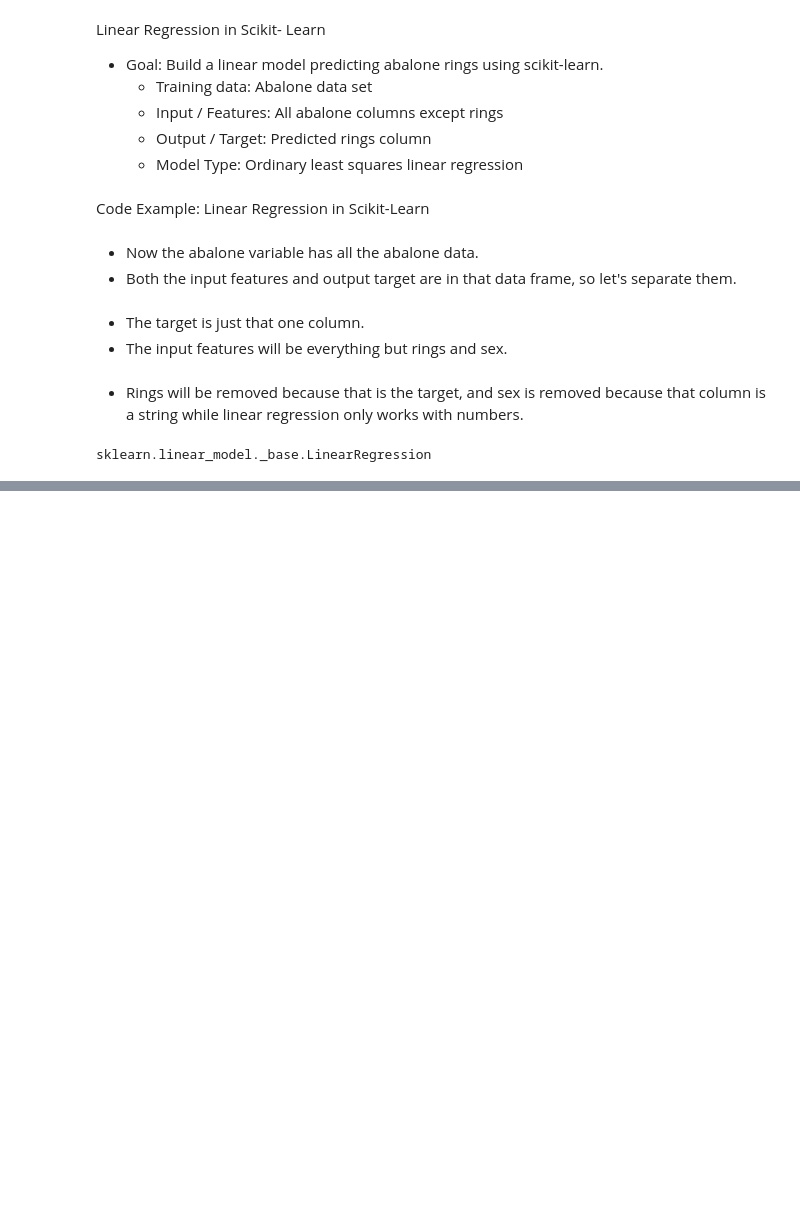
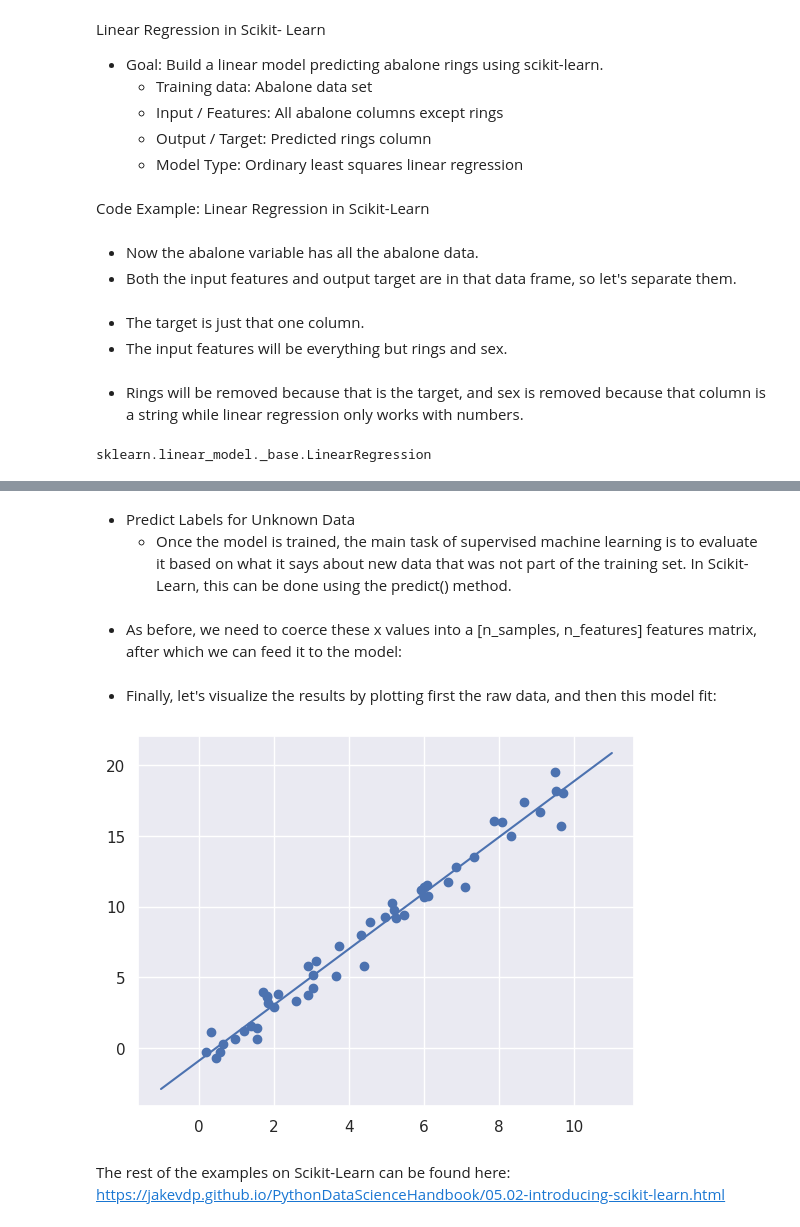
Before and after one commit to kaylamwong/Week-11-Exploratory-Data-Analysis-, a Jupyter notebook: Build a Model Fast (Introduction to Scikit-learn).ipynb, the cells around one changed output, grey strips where cells are left out. Saved outputs shown, nothing was run; the diff lists cells and outputs as text; code cells hidden in the pictures; blank space fills up the shorter version.

```diff
--- a/Build a Model Fast (Introduction to Scikit-learn).ipynb
+++ b/Build a Model Fast (Introduction to Scikit-learn).ipynb
@@ -39,0 +227,3 @@ sklearn.linear_model._base.LinearRegression
+# %%
+X = x[:, np.newaxis]
+X.shape
@@ -39,0 +234,2 @@ sklearn.linear_model._base.LinearRegression
+# %%
+model.fit(X, y)
@@ -39,0 +249,19 @@ sklearn.linear_model._base.LinearRegression
+# %% [markdown]
+- Predict Labels for Unknown Data
+    - Once the model is trained, the main task of supervised machine learning is to evaluate it based on what it says about new data that was not part of the training set. In Scikit-Learn, this can be done using the predict() method.
+# %%
+xfit = np.linspace(-1, 11)
+# %% [markdown]
+- As before, we need to coerce these x values into a [n_samples, n_features] features matrix, after which we can feed it to the model:
+# %%
+Xfit = xfit[:, np.newaxis]
+yfit = model.predict(Xfit)
+# %% [markdown]
+- Finally, let's visualize the results by plotting first the raw data, and then this model fit:
+# %%
+plt.scatter(x, y)
+plt.plot(xfit, yfit);
+# %% [output]
+[figure, added]
+# %% [markdown]
+The rest of the examples on Scikit-Learn can be found here: https://jakevdp.github.io/PythonDataScienceHandbook/05.02-introducing-scikit-learn.html
```
Also changed, not shown: parts of 40 cells of this notebook.
